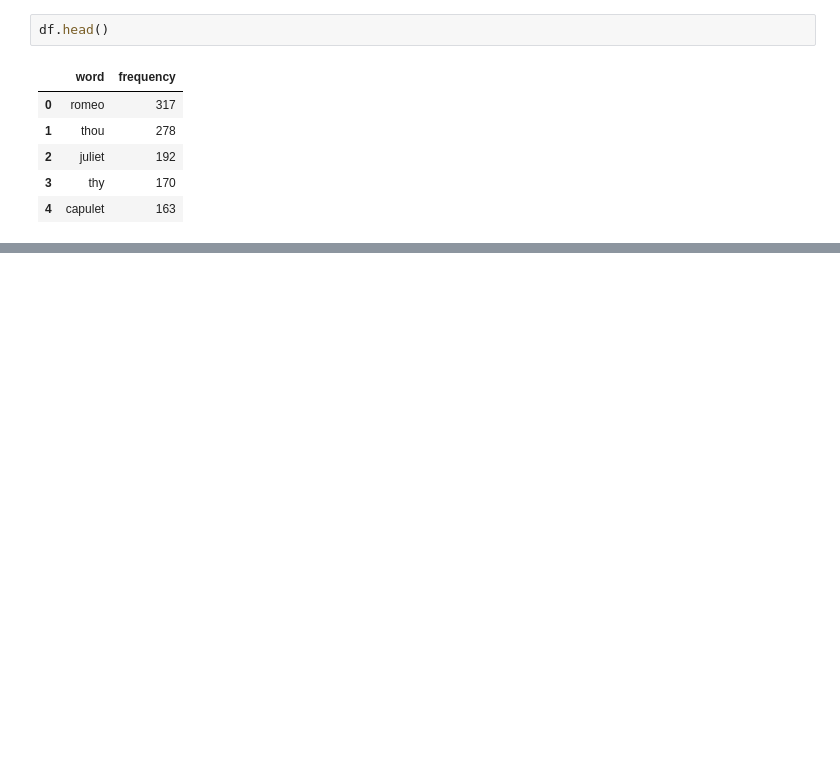
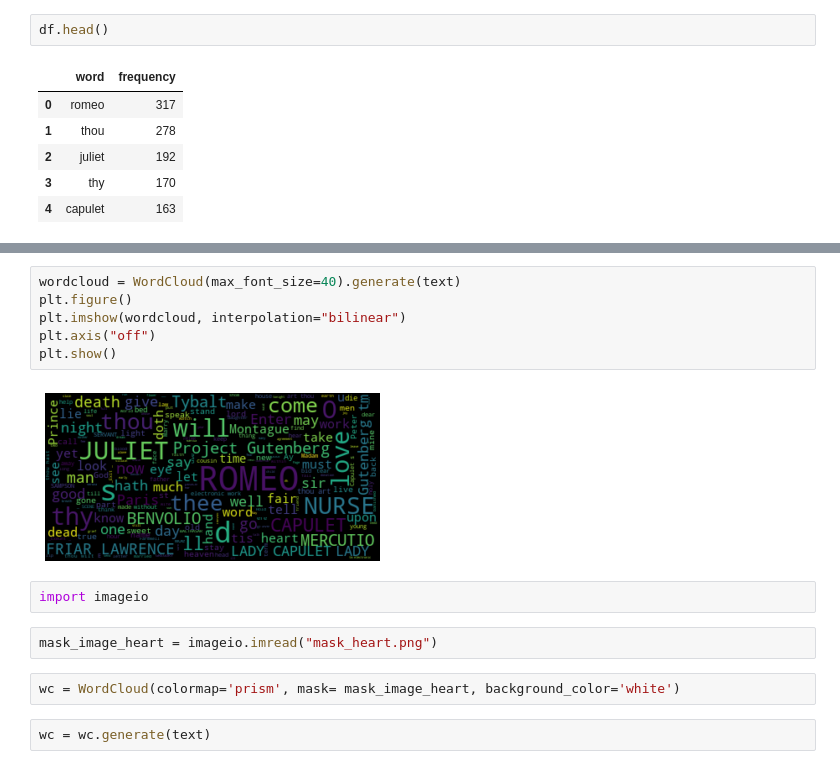
Before and after one commit to vasiljev-sr/MyJupyterNotebook, a Jupyter notebook: Progects_from_book/11/Ch11.ipynb, the cells around one changed output, grey strips where cells are left out. Cells and saved outputs as stored; diff of their text form; blank space fills up the shorter version.

```diff
--- a/Progects_from_book/11/Ch11.ipynb
+++ b/Progects_from_book/11/Ch11.ipynb
@@ -301,0 +322,16 @@ df.plot.bar(x='word', y='frequency', legend= False)
+# %%
+wordcloud = WordCloud(max_font_size=40).generate(text)
+plt.figure()
+plt.imshow(wordcloud, interpolation="bilinear")
+plt.axis("off")
+plt.show()
+# %% [output]
+[figure, added]
+# %%
+import imageio
+# %%
+mask_image_heart = imageio.imread("mask_heart.png")
+# %%
+wc = WordCloud(colormap='prism', mask= mask_image_heart, background_color='white')
+# %%
+wc = wc.generate(text)
```
Also changed, not shown: parts of 23 cells of this notebook, 8 other files.
